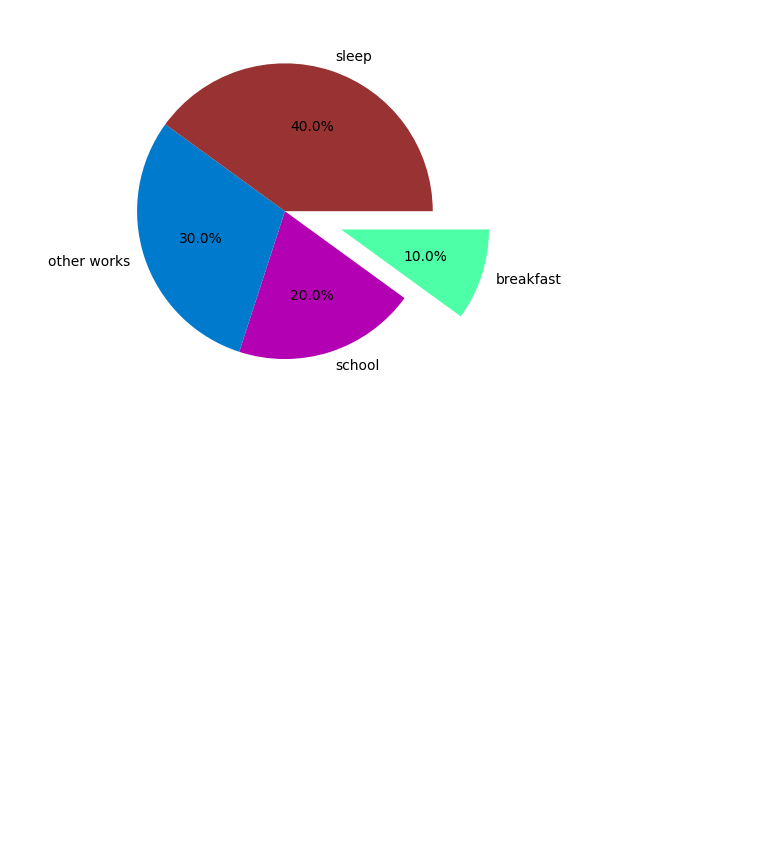
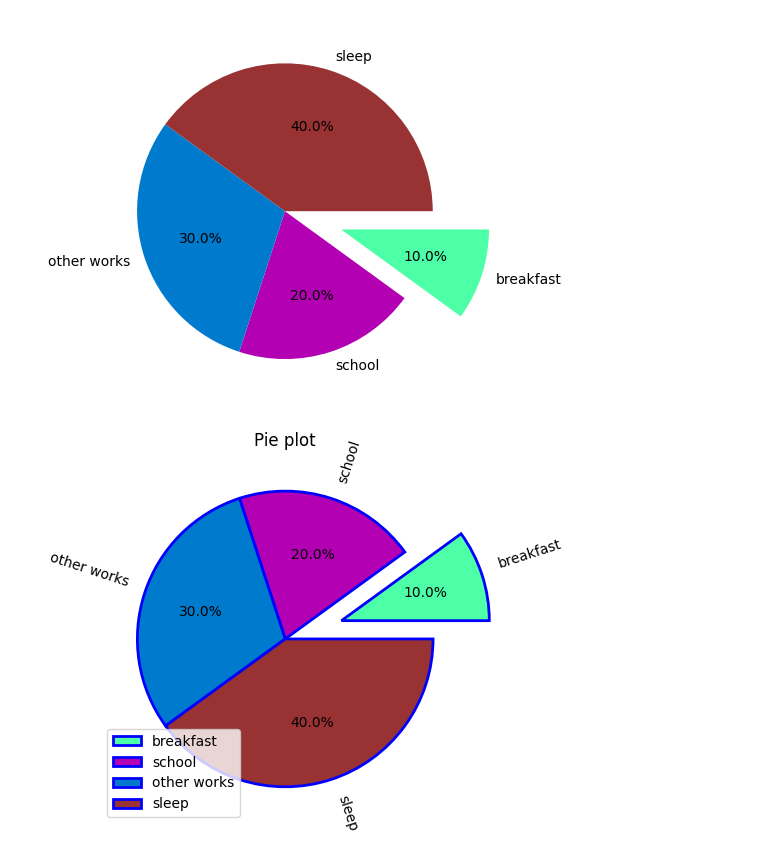
Before and after one commit to NishmthaM/matplotlib_python, a Jupyter notebook: Matplotlib.ipynb, the cells around one changed output. Saved outputs shown, nothing was run; the diff lists cells and outputs as text; code cells hidden in the pictures; blank space fills up the shorter version.

```diff
--- a/Matplotlib.ipynb
+++ b/Matplotlib.ipynb
@@ -317,3 +317,20 @@ plt.pie(x,labels=y,explode=ex,colors=c,autopct="%0.1f%%",counterclock=False) # c
 plt.show()
 # %% [output]
 [figure]
+# %%
+import matplotlib.pyplot as plt
+x=[10,20,30,40]
+y=["breakfast","school","other works","sleep"]
+
+c=["#4dffa6","#b300b3","#007acc","#993333"]
+
+ex=[0.4,0.0,0.0,0.0]
+plt.pie(x,labels=y,explode=ex,colors=c,autopct="%0.1f%%",wedgeprops={"linewidth":2,"edgecolor":"b"},rotatelabels=True) # linewidth increses the shadow
+
+plt.title("Pie plot")
+
+plt.legend()
+
+plt.show()
+# %% [output]
+[figure, added]
```
Also changed, not shown: parts of 2 cells of this notebook.
